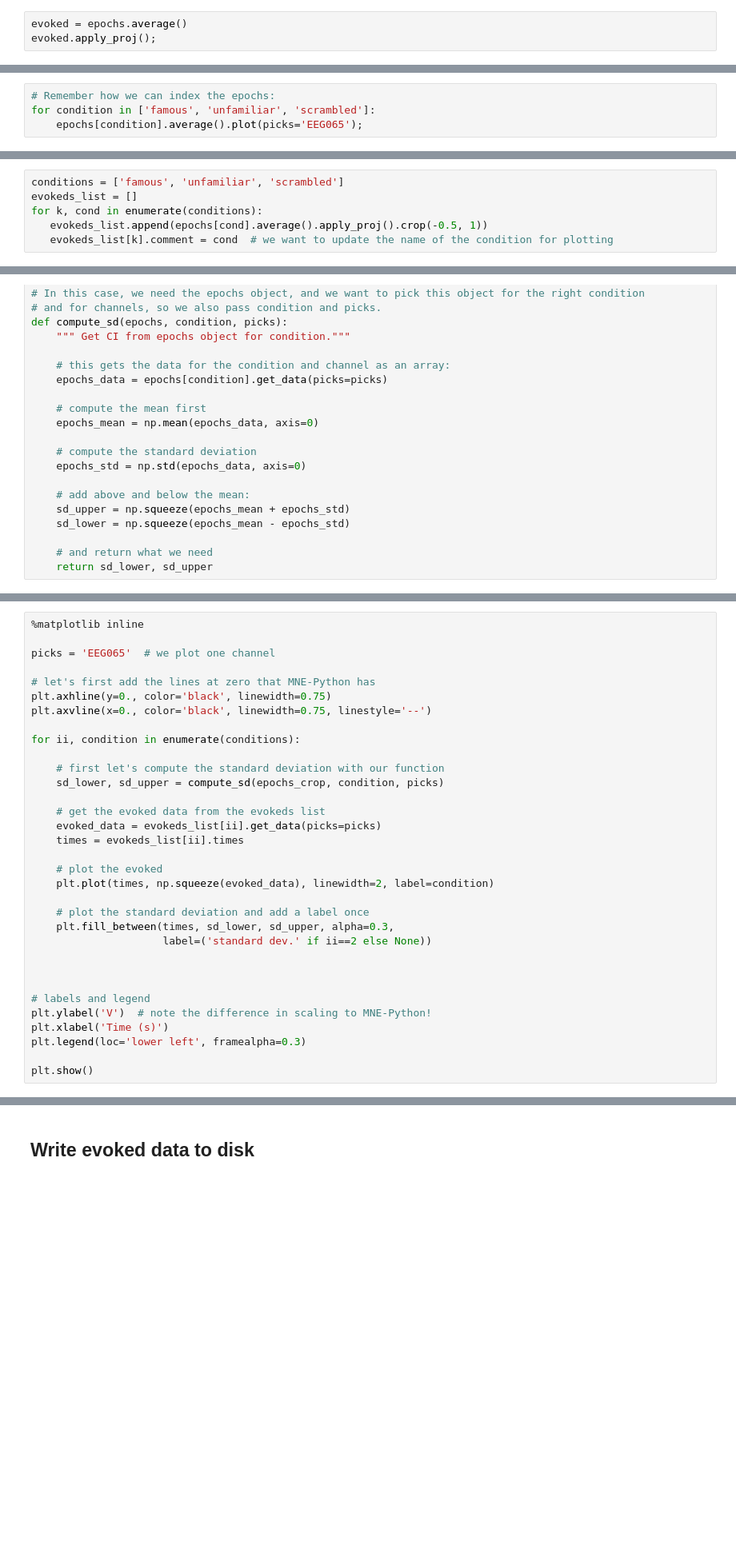
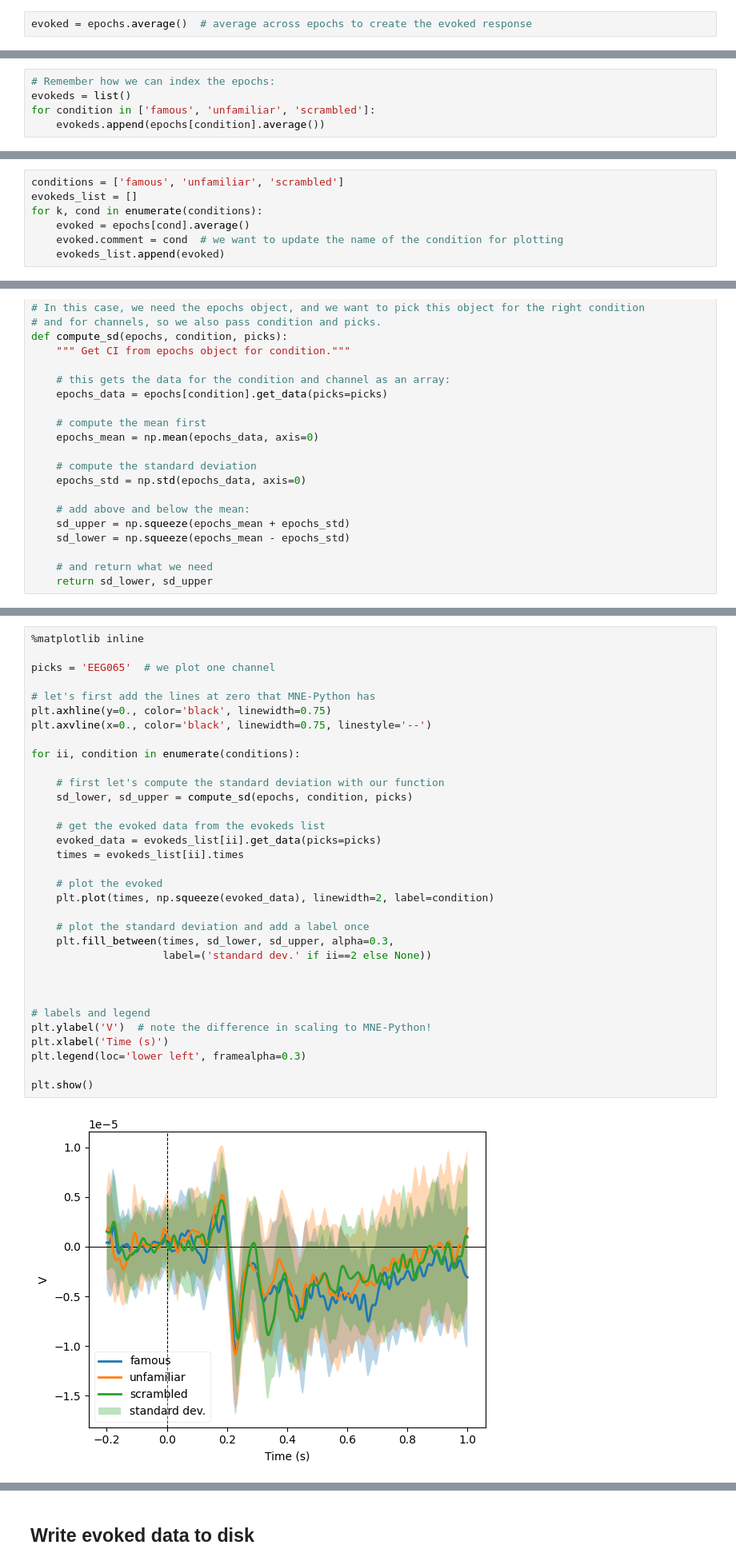
Before and after one commit to wmvanvliet/mne_practical_meeg_2025, a Jupyter notebook: 2-Time_domain_evoked_responses.ipynb, the cells around one changed output, grey strips where cells are left out. Shown at 80% size. Saved outputs shown, nothing was run; the diff lists cells and outputs as text; blank space fills up the shorter version.

```diff
--- a/2-Time_domain_evoked_responses.ipynb
+++ b/2-Time_domain_evoked_responses.ipynb
@@ -73,4 +148,3 @@ epochs['famous'].plot_image(picks='MEG2143', sigma=1.);
 # %%
-evoked = epochs.average()
-evoked.apply_proj();
+evoked = epochs.average()  # average across epochs to create the evoked response
 # %%
@@ -85,16 +176,18 @@ evoked.plot();
 Let's look at the ERP at channel EEG065 for all three conditions.
 # %%
 # Remember how we can index the epochs:
+evokeds = list()
 for condition in ['famous', 'unfamiliar', 'scrambled']:
-    epochs[condition].average().plot(picks='EEG065');
+    evokeds.append(epochs[condition].average())
 # %% [markdown]
 To more easily handle our evoked object, let's make a _list of evoked objects_ for the different conditions we are interested in. Then we can also make it easier for ourselved and compare the ERPs in one plot!
 # %%
 conditions = ['famous', 'unfamiliar', 'scrambled']
 evokeds_list = []
 for k, cond in enumerate(conditions):
-   evokeds_list.append(epochs[cond].average().apply_proj().crop(-0.5, 1))
-   evokeds_list[k].comment = cond  # we want to update the name of the condition for plotting
+    evoked = epochs[cond].average()
+    evoked.comment = cond  # we want to update the name of the condition for plotting
+    evokeds_list.append(evoked)
 # %%
 mne.viz.plot_compare_evokeds(evokeds_list, picks='EEG065');
 # %% [markdown]
@@ -151,34 +241,36 @@ epochs_crop = epochs.copy().crop(-0.5, 1)
 
 picks = 'EEG065'  # we plot one channel
 
 # let's first add the lines at zero that MNE-Python has
 plt.axhline(y=0., color='black', linewidth=0.75)
 plt.axvline(x=0., color='black', linewidth=0.75, linestyle='--')
 
 for ii, condition in enumerate(conditions):
 
     # first let's compute the standard deviation with our function
-    sd_lower, sd_upper = compute_sd(epochs_crop, condition, picks)
+    sd_lower, sd_upper = compute_sd(epochs, condition, picks)
 
     # get the evoked data from the evokeds list
     evoked_data = evokeds_list[ii].get_data(picks=picks)
     times = evokeds_list[ii].times
 
     # plot the evoked
     plt.plot(times, np.squeeze(evoked_data), linewidth=2, label=condition)
 
     # plot the standard deviation and add a label once
     plt.fill_between(times, sd_lower, sd_upper, alpha=0.3,
                      label=('standard dev.' if ii==2 else None))
 
 
 
 # labels and legend
 plt.ylabel('V')  # note the difference in scaling to MNE-Python!
 plt.xlabel('Time (s)')
 plt.legend(loc='lower left', framealpha=0.3)
 
 plt.show()
+# %% [output]
+[figure, added]
 # %% [markdown]
 ## Plot topographies
 
```
Also changed, not shown: parts of 29 cells of this notebook, 2 other files.
